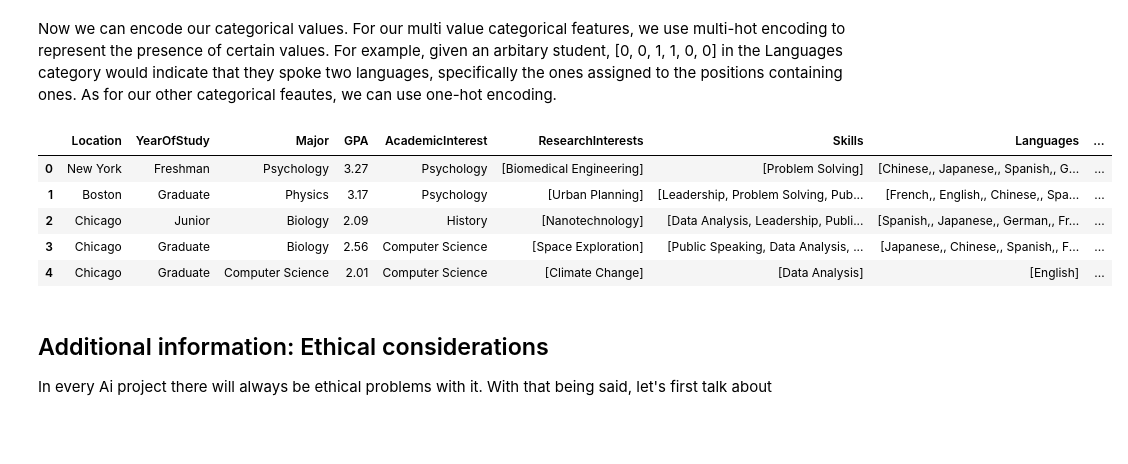
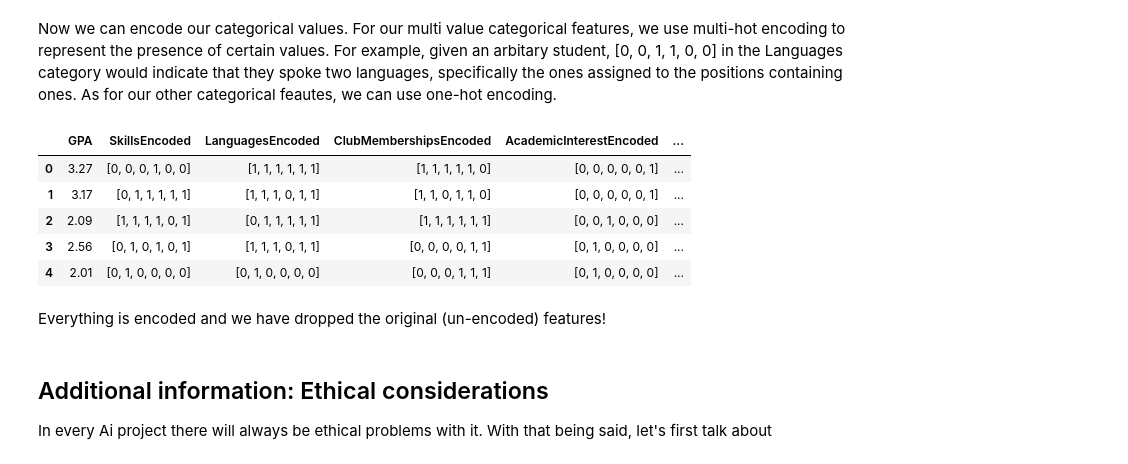
Before and after one commit to noahvezina26/student-clubs-ml, a Jupyter notebook: project.ipynb, the cells around one changed output. Cells and saved outputs as stored; diff of their text form; code cells hidden in the pictures; blank space fills up the shorter version.

```diff
--- a/project.ipynb
+++ b/project.ipynb
@@ -223,8 +223,6 @@ for i, feature in enumerate(multi_categorical_features):
     axes[i].set_ylabel('Count')
     axes[i].tick_params(axis='x', rotation=45)
 
-multi_categorical_features.append("ResearchInterests")
-
 plt.figure(figsize=(14, 4))
 research_interests = df["ResearchInterests"].str.split(", ").explode()
 research_interests.value_counts().plot(kind='bar', color='skyblue')
@@ -247,6 +245,9 @@ In the code block below, we add English to each student, if they don't already h
 # %%
 from pandas.api.types import infer_dtype
 
+
 if infer_dtype(df["Languages"]) == "string":
-    df["Languages"] = df["Languages"].str.split()
+    df["Languages"] = df["Languages"].str.split(", ")
 df["Languages"] = df["Languages"].apply(lambda x: x + ["English"] if "English" not in x else x)
+
+df.head()
@@ -358,28 +380,36 @@ Now we can encode our categorical values. For our multi value categorical featur
 # %%
 import sklearn.preprocessing
 
 mlb = sklearn.preprocessing.MultiLabelBinarizer()
 
 for feature in multi_categorical_features:
     if infer_dtype(df[feature]) == "string":
         df[feature] = df[feature].str.split(", ")
     mlb.fit(df[feature])
     encoded = mlb.transform(df[feature])
     df[f"{feature}Encoded"] = list(encoded)
+    df.drop(feature, axis=1, inplace=True)
+
+categorical_features.append("ResearchInterests")
 
 ohe = sklearn.preprocessing.OneHotEncoder(dtype=int, sparse_output=False)
 for feature in categorical_features:
     encoded = ohe.fit_transform(df[[feature]])
     df[f"{feature}Encoded"] = list(encoded)
+    df.drop(feature, axis=1, inplace=True)
+
+df.drop("CategoricalGPA", axis=1, inplace=True)
 
 df.head()
 # %% [output]
-|  | Location | YearOfStudy | Major | GPA | AcademicInterest | ResearchInterests | Skills | Languages | ... |
-| 0 | New York | Freshman | Psychology | 3.27 | Psychology | [Biomedical Engineering] | [Problem Solving] | [Chinese,, Japanese,, Spanish,, G... | ... |
-| 1 | Boston | Graduate | Physics | 3.17 | Psychology | [Urban Planning] | [Leadership, Problem Solving, Pub... | [French,, English,, Chinese,, Spa... | ... |
-| 2 | Chicago | Junior | Biology | 2.09 | History | [Nanotechnology] | [Data Analysis, Leadership, Publi... | [Spanish,, Japanese,, German,, Fr... | ... |
-| 3 | Chicago | Graduate | Biology | 2.56 | Computer Science | [Space Exploration] | [Public Speaking, Data Analysis, ... | [Japanese,, Chinese,, Spanish,, F... | ... |
-| 4 | Chicago | Graduate | Computer Science | 2.01 | Computer Science | [Climate Change] | [Data Analysis] | [English] | ... |
+|  | GPA | SkillsEncoded | LanguagesEncoded | ClubMembershipsEncoded | AcademicInterestEncoded | ... |
+| 0 | 3.27 | [0, 0, 0, 1, 0, 0] | [1, 1, 1, 1, 1, 1] | [1, 1, 1, 1, 1, 0] | [0, 0, 0, 0, 0, 1] | ... |
+| 1 | 3.17 | [0, 1, 1, 1, 1, 1] | [1, 1, 1, 0, 1, 1] | [1, 1, 0, 1, 1, 0] | [0, 0, 0, 0, 0, 1] | ... |
+| 2 | 2.09 | [1, 1, 1, 1, 0, 1] | [0, 1, 1, 1, 1, 1] | [1, 1, 1, 1, 1, 1] | [0, 0, 1, 0, 0, 0] | ... |
+| 3 | 2.56 | [0, 1, 0, 1, 0, 1] | [1, 1, 1, 0, 1, 1] | [0, 0, 0, 0, 1, 1] | [0, 1, 0, 0, 0, 0] | ... |
+| 4 | 2.01 | [0, 1, 0, 0, 0, 0] | [0, 1, 0, 0, 0, 0] | [0, 0, 0, 1, 1, 1] | [0, 1, 0, 0, 0, 0] | ... |
+# %% [markdown]
+Everything is encoded and we have dropped the original (un-encoded) features!
 # %% [markdown]
 ## Additional information: Ethical considerations
 In every Ai project there will always be ethical problems with it. With that being said, let's first talk about
```
Also changed, not shown: parts of 3 cells of this notebook.
